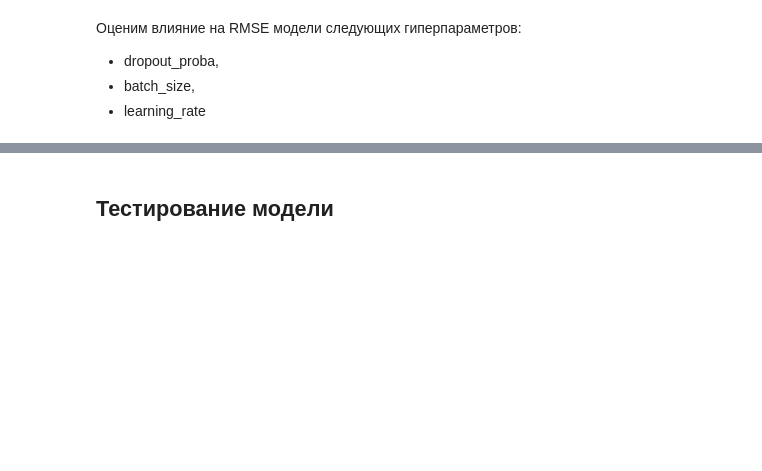
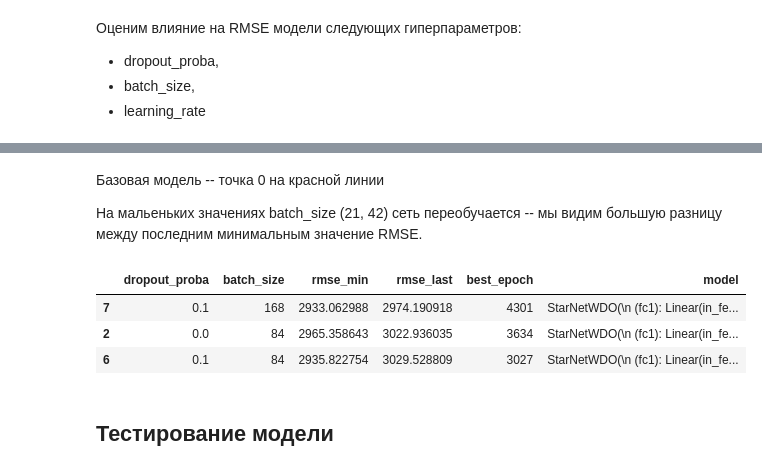
Before and after one commit to dimdasci/yp14-torch-nn-refression, a Jupyter notebook: notebooks/yp14-star-temperature-prediction.ipynb, the cells around one changed output, grey strips where cells are left out. Saved outputs shown, nothing was run; the diff lists cells and outputs as text; code cells hidden in the pictures; blank space fills up the shorter version.

```diff
--- a/notebooks/yp14-star-temperature-prediction.ipynb
+++ b/notebooks/yp14-star-temperature-prediction.ipynb
@@ -1447,2 +1281,13 @@ https://app.neptune.ai/dimds/yp14-nn-regression/e/YPNNREG-179
+# %% [markdown]
+Базовая модель -- точка 0 на красной линии
+
+На мальеньких значениях batch_size (21, 42) сеть переобучается -- мы видим большую разницу между последним минимальным значение RMSE.
+# %%
+_sr.sort_values(by="rmse_last")[:3]
+# %% [output]
+|  | dropout_proba | batch_size | rmse_min | rmse_last | best_epoch | model |
+| 7 | 0.1 | 168 | 2933.062988 | 2974.190918 | 4301 | StarNetWDO(\n (fc1): Linear(in_fe... |
+| 2 | 0.0 | 84 | 2965.358643 | 3022.936035 | 3634 | StarNetWDO(\n (fc1): Linear(in_fe... |
+| 6 | 0.1 | 84 | 2935.822754 | 3029.528809 | 3027 | StarNetWDO(\n (fc1): Linear(in_fe... |
 # %% [markdown]
 ## Тестирование модели
```
Also changed, not shown: parts of 23 cells of this notebook.
